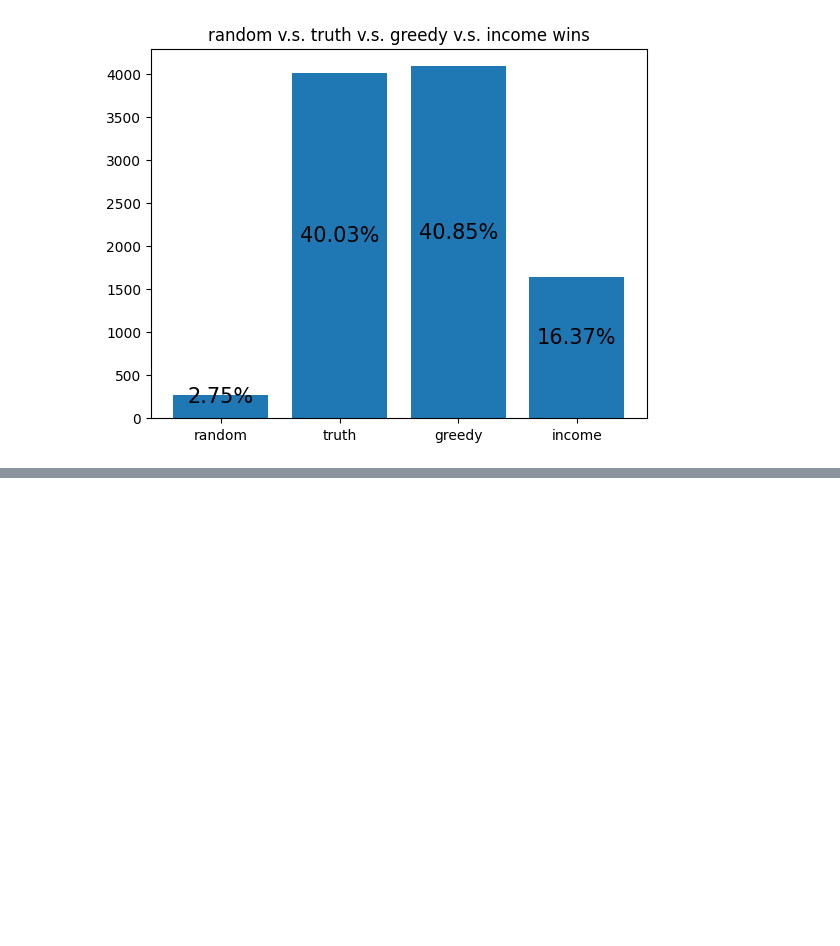
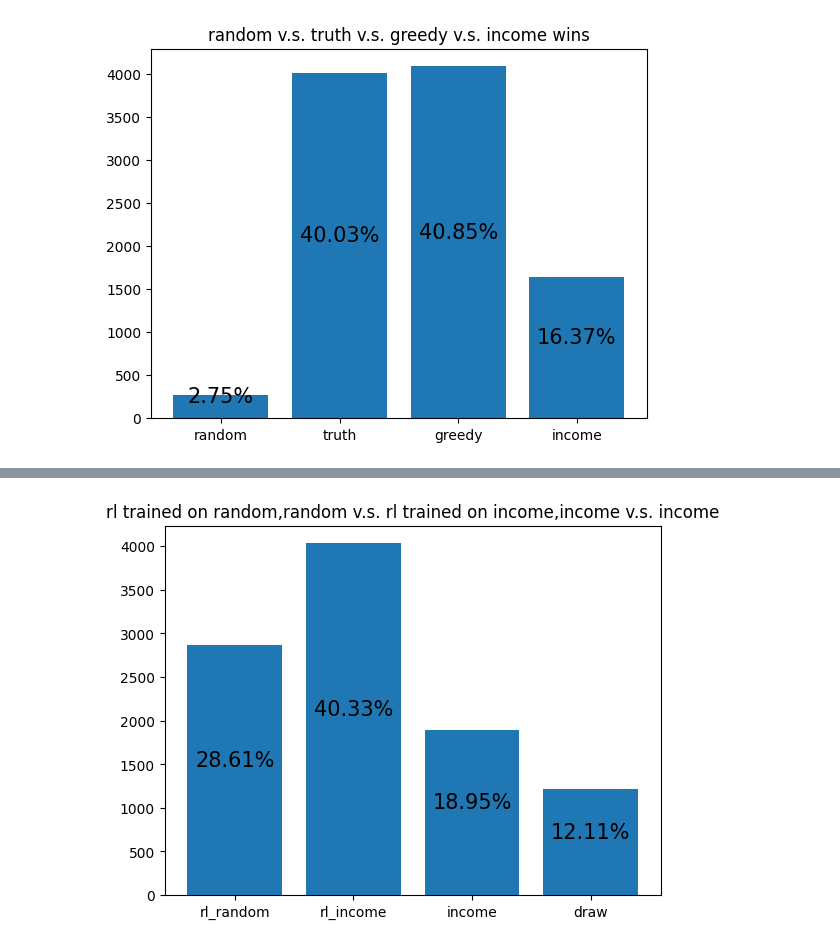
Before and after one commit to riensou/coup, a Jupyter notebook: simulate.ipynb, the cells around one changed output, grey strips where cells are left out. Saved outputs shown, nothing was run; the diff lists cells and outputs as text; code cells hidden in the pictures; blank space fills up the shorter version.

```diff
--- a/simulate.ipynb
+++ b/simulate.ipynb
@@ -128,0 +166,10 @@ plot_winners(winners, player_types, "random v.s. truth v.s. greedy v.s. income w
+# %%
+RL_RANDOM_FUNCS = {'decision_fn': get_rl_decision(load_model(3, 'models/3-1500-random,random'), 'rl_player_random'), 'block_fn': income_block, 'dispose_fn': random_dispose, 'keep_fn': random_keep}
+RL_INCOME_FUNCS = {'decision_fn': get_rl_decision(load_model(3, 'models/3-1500-income,income'), 'rl_player_income'), 'block_fn': income_block, 'dispose_fn': random_dispose, 'keep_fn': random_keep}
+
+players = [Player('rl_player_random', RL_RANDOM_FUNCS), Player('rl_player_income', RL_INCOME_FUNCS), Player('income_player', INCOME_FUNCS)]
+player_types = {'rl_player_random': 'rl_random', 'rl_player_income': 'rl_income', 'income_player': 'income', 'draw': 'draw'}
+winners = run_simulation(players)
+plot_winners(winners, player_types, "rl trained on random,random v.s. rl trained on income,income v.s. income")
+# %% [output]
+[figure, added]
```
Also changed, not shown: parts of 6 cells of this notebook, 9 other files.
